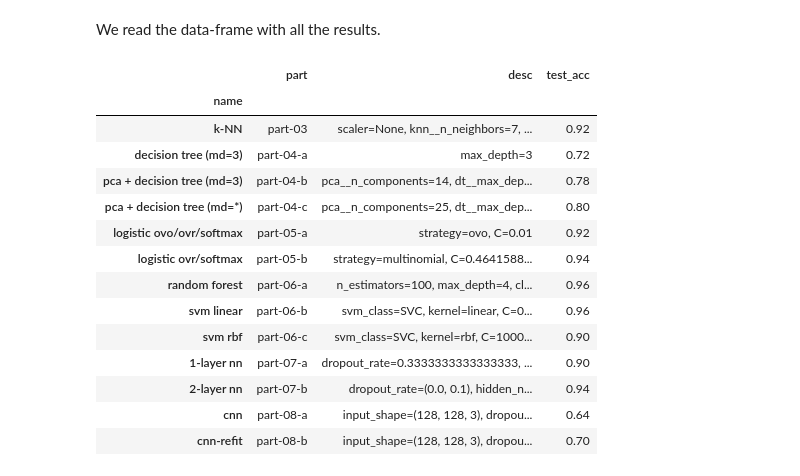
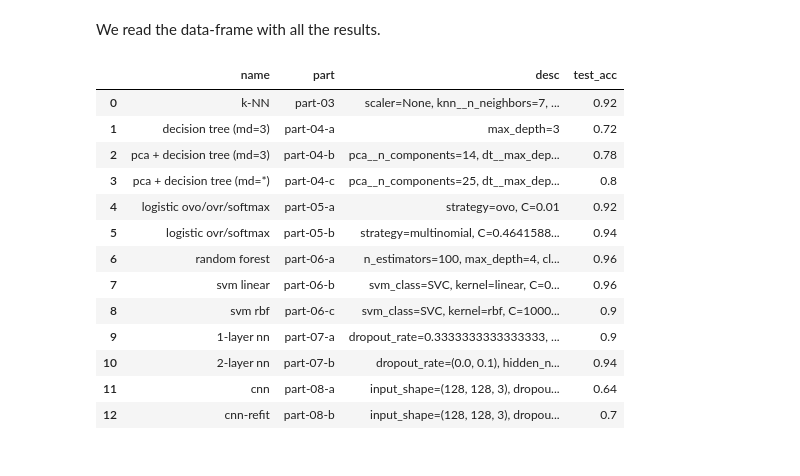
Before and after one commit to jeanrichard/epflx-adsml19-course4-project, a Jupyter notebook: 09_Results.ipynb, the cells around one changed output. Drawn from its saved outputs; the diff is of its cells as text; code cells hidden in the pictures.

Commit message:
Part 09: Code complete

```diff
--- a/09_Results.ipynb
+++ b/09_Results.ipynb
@@ -27,20 +27,20 @@ import utils
 # %% [markdown]
 We read the data-frame with all the results.
 # %%
-utils.get_or_create_results().sort_values(by='part')
+df_results = utils.get_or_create_results().reset_index().sort_values(by='part')
+df_results.style.highlight_max()
 # %% [output]
-|  | part | desc | test_acc |
-| name |  |  |  |
-| k-NN | part-03 | scaler=None, knn__n_neighbors=7, ... | 0.92 |
-| decision tree (md=3) | part-04-a | max_depth=3 | 0.72 |
-| pca + decision tree (md=3) | part-04-b | pca__n_components=14, dt__max_dep... | 0.78 |
-| pca + decision tree (md=*) | part-04-c | pca__n_components=25, dt__max_dep... | 0.80 |
-| logistic ovo/ovr/softmax | part-05-a | strategy=ovo, C=0.01 | 0.92 |
-| logistic ovr/softmax | part-05-b | strategy=multinomial, C=0.4641588... | 0.94 |
-| random forest | part-06-a | n_estimators=100, max_depth=4, cl... | 0.96 |
-| svm linear | part-06-b | svm_class=SVC, kernel=linear, C=0... | 0.96 |
-| svm rbf | part-06-c | svm_class=SVC, kernel=rbf, C=1000... | 0.90 |
-| 1-layer nn | part-07-a | dropout_rate=0.3333333333333333, ... | 0.90 |
-| 2-layer nn | part-07-b | dropout_rate=(0.0, 0.1), hidden_n... | 0.94 |
-| cnn | part-08-a | input_shape=(128, 128, 3), dropou... | 0.64 |
-| cnn-refit | part-08-b | input_shape=(128, 128, 3), dropou... | 0.70 |
+|  | name | part | desc | test_acc |
+| 0 | k-NN | part-03 | scaler=None, knn__n_neighbors=7, ... | 0.92 |
+| 1 | decision tree (md=3) | part-04-a | max_depth=3 | 0.72 |
+| 2 | pca + decision tree (md=3) | part-04-b | pca__n_components=14, dt__max_dep... | 0.78 |
+| 3 | pca + decision tree (md=*) | part-04-c | pca__n_components=25, dt__max_dep... | 0.8 |
+| 4 | logistic ovo/ovr/softmax | part-05-a | strategy=ovo, C=0.01 | 0.92 |
+| 5 | logistic ovr/softmax | part-05-b | strategy=multinomial, C=0.4641588... | 0.94 |
+| 6 | random forest | part-06-a | n_estimators=100, max_depth=4, cl... | 0.96 |
+| 7 | svm linear | part-06-b | svm_class=SVC, kernel=linear, C=0... | 0.96 |
+| 8 | svm rbf | part-06-c | svm_class=SVC, kernel=rbf, C=1000... | 0.9 |
+| 9 | 1-layer nn | part-07-a | dropout_rate=0.3333333333333333, ... | 0.9 |
+| 10 | 2-layer nn | part-07-b | dropout_rate=(0.0, 0.1), hidden_n... | 0.94 |
+| 11 | cnn | part-08-a | input_shape=(128, 128, 3), dropou... | 0.64 |
+| 12 | cnn-refit | part-08-b | input_shape=(128, 128, 3), dropou... | 0.7 |
```
Also changed, not shown: parts of 2 cells of this notebook, 1 other file.
